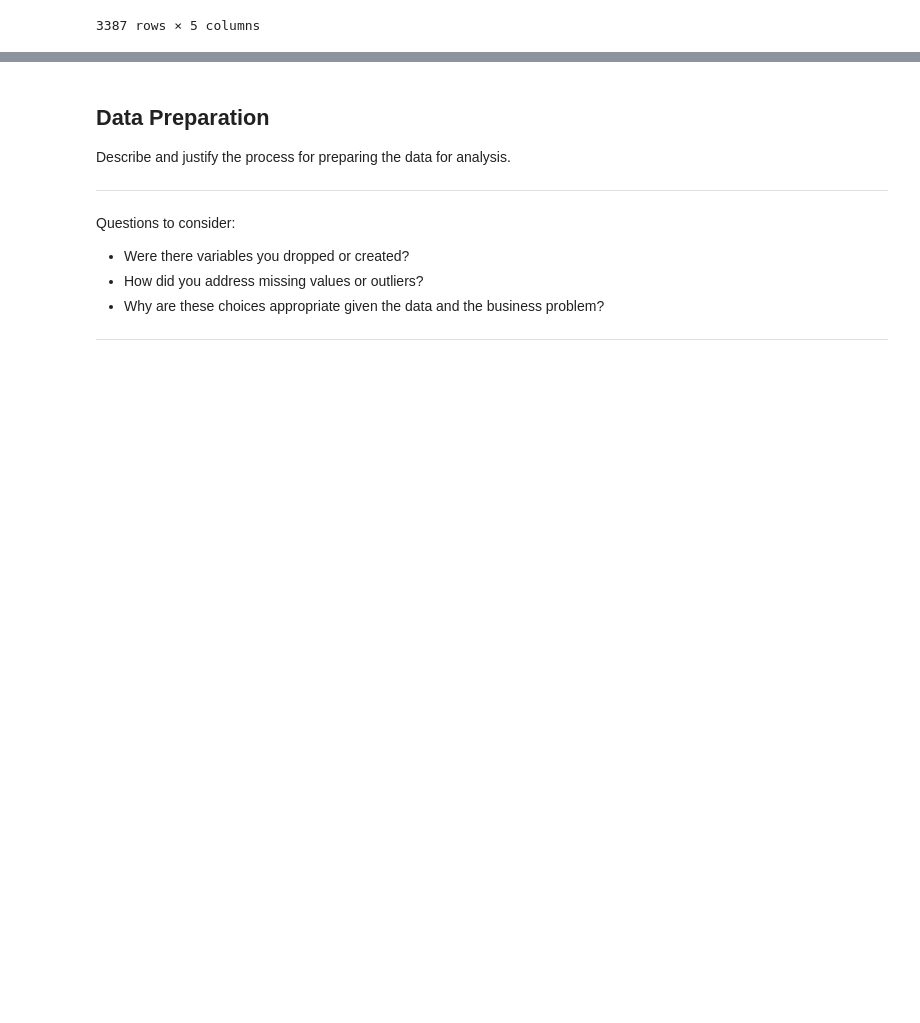
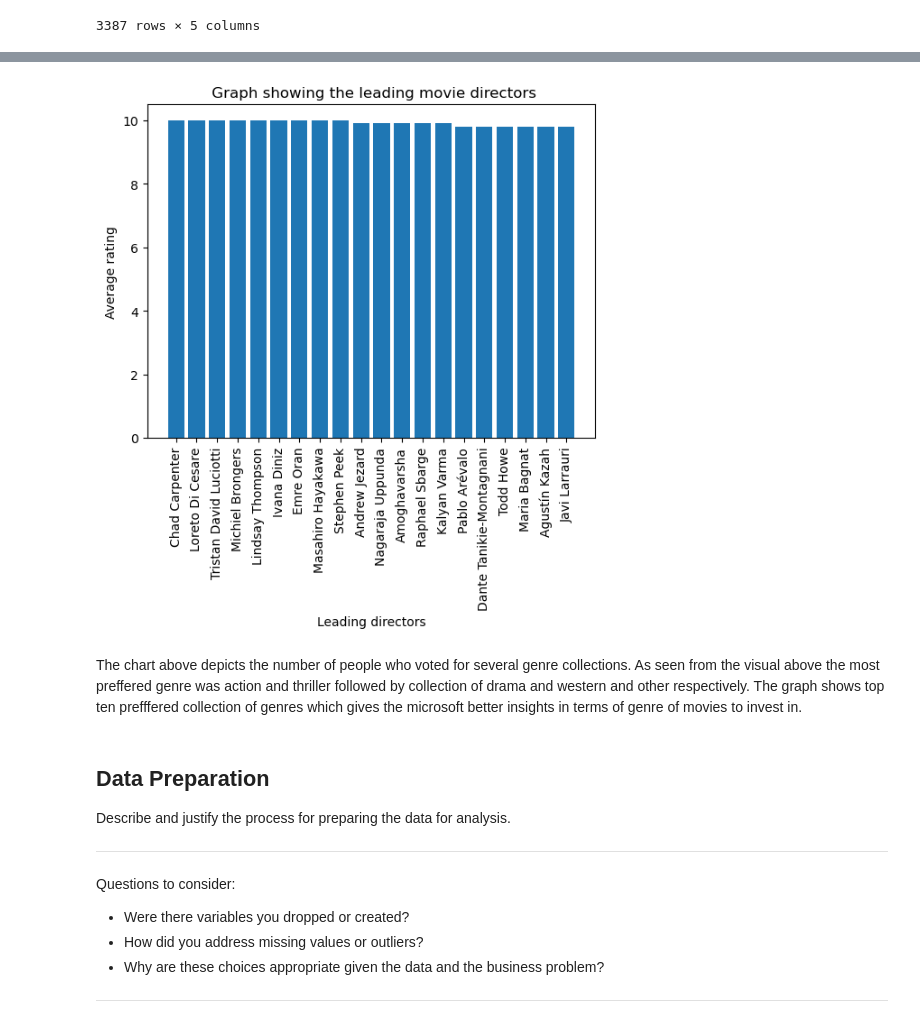
Before and after one commit to nelkemboi/dsc-project-template, a Jupyter notebook: dsc-phase1-project-template.ipynb, the cells around one changed output, grey strips where cells are left out. Saved outputs shown, nothing was run; the diff lists cells and outputs as text; code cells hidden in the pictures; blank space fills up the shorter version.

```diff
--- a/dsc-phase1-project-template.ipynb
+++ b/dsc-phase1-project-template.ipynb
@@ -158,3 +158,13 @@ genres_sorted_mean
 | Drama,Mystery,Thriller | 7.615920e+05 |
 | Adventure,Family,Fantasy | 7.196290e+05 |
 | Drama,Sci-Fi,Thriller | 7.100180e+05 |
+# %%
+#iterating over the movie_basics table and joining with directors and movie_ratings tables
+directors_rating = pd.read_sql("""
+      SELECT movie_basics.primary_title, averagerating, primary_name
+      FROM directors
+      JOIN persons ON directors.person_id = persons.person_id
+      JOIN movie_basics ON movie_basics.movie_id = directors.movie_id
+      JOIN movie_ratings ON movie_ratings.movie_id = movie_basics.movie_id;
+              """, conn)
+directors_rating
@@ -160,0 +211,5 @@ genres_sorted_mean
+# %%
+#grouping the directors name and rating and sorting them in descending order
+#Converting to dataframe for easier visualization
+populaton_of_dir = pd.DataFrame(directors_rating.groupby('primary_name')['averagerating'].mean()).sort_values(by = 'averagerating', ascending= False).head(20)
+populaton_of_dir
@@ -215,3 +546,14 @@ gross_df[gross_df.isna()]
+# %%
+plt.xticks(rotation = 90)
+plt.bar(populaton_of_dir["averagerating"].index, populaton_of_dir["averagerating"].values)
+plt.xlabel("Leading directors")
+plt.ylabel("Average rating")
+plt.title(" Graph showing the leading movie directors")
+plt.show()
+# %% [output]
+[figure, added]
+# %% [markdown]
+The chart above depicts the number of people who voted for several genre collections. As seen from the visual above the most preffered genre was action and thriller followed by collection of drama and western and other respectively. The graph shows top ten prefffered collection of genres which gives the microsoft better insights in terms of genre of movies to invest in.
 # %% [markdown]
 ## Data Preparation
 
```
Also changed, not shown: parts of 37 cells of this notebook.
